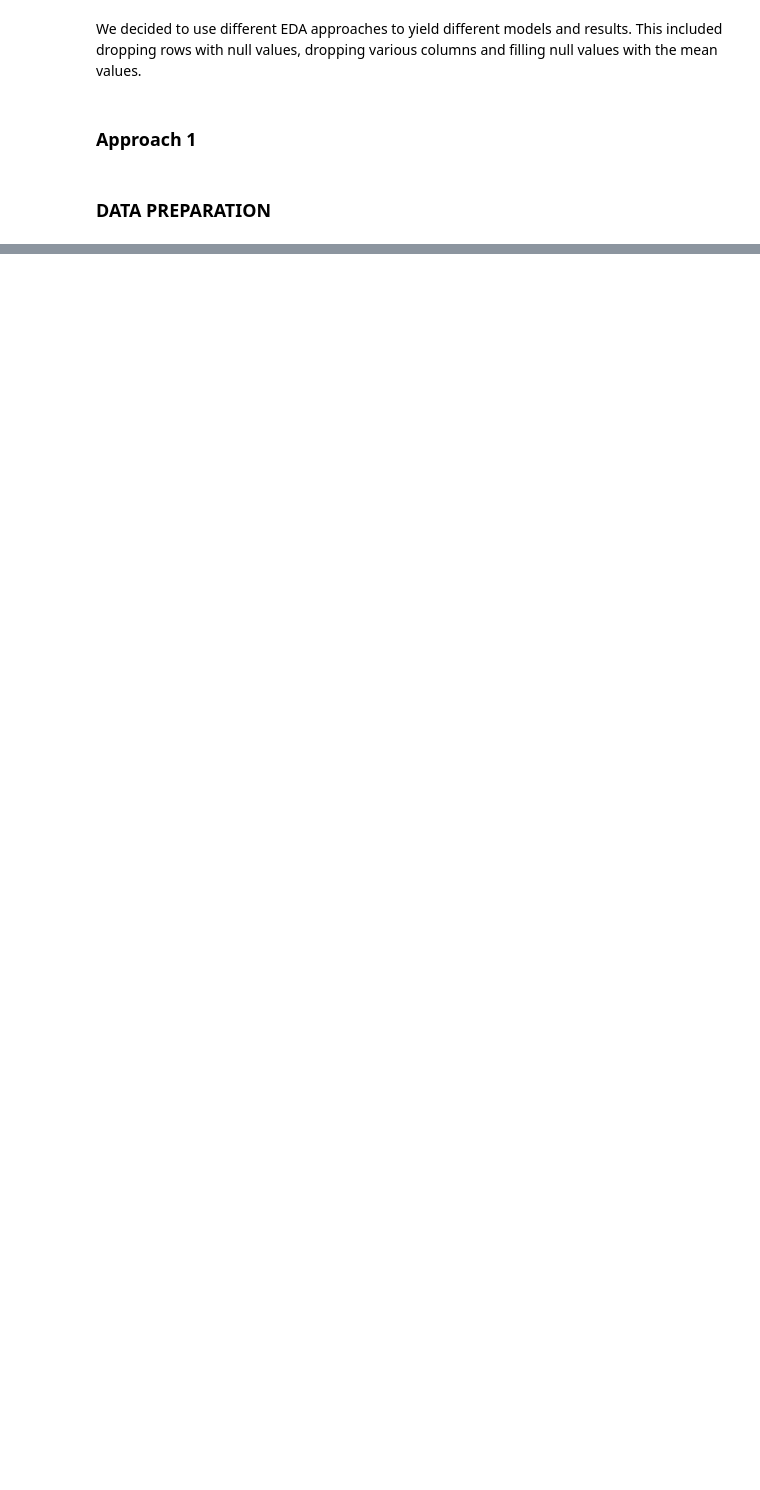
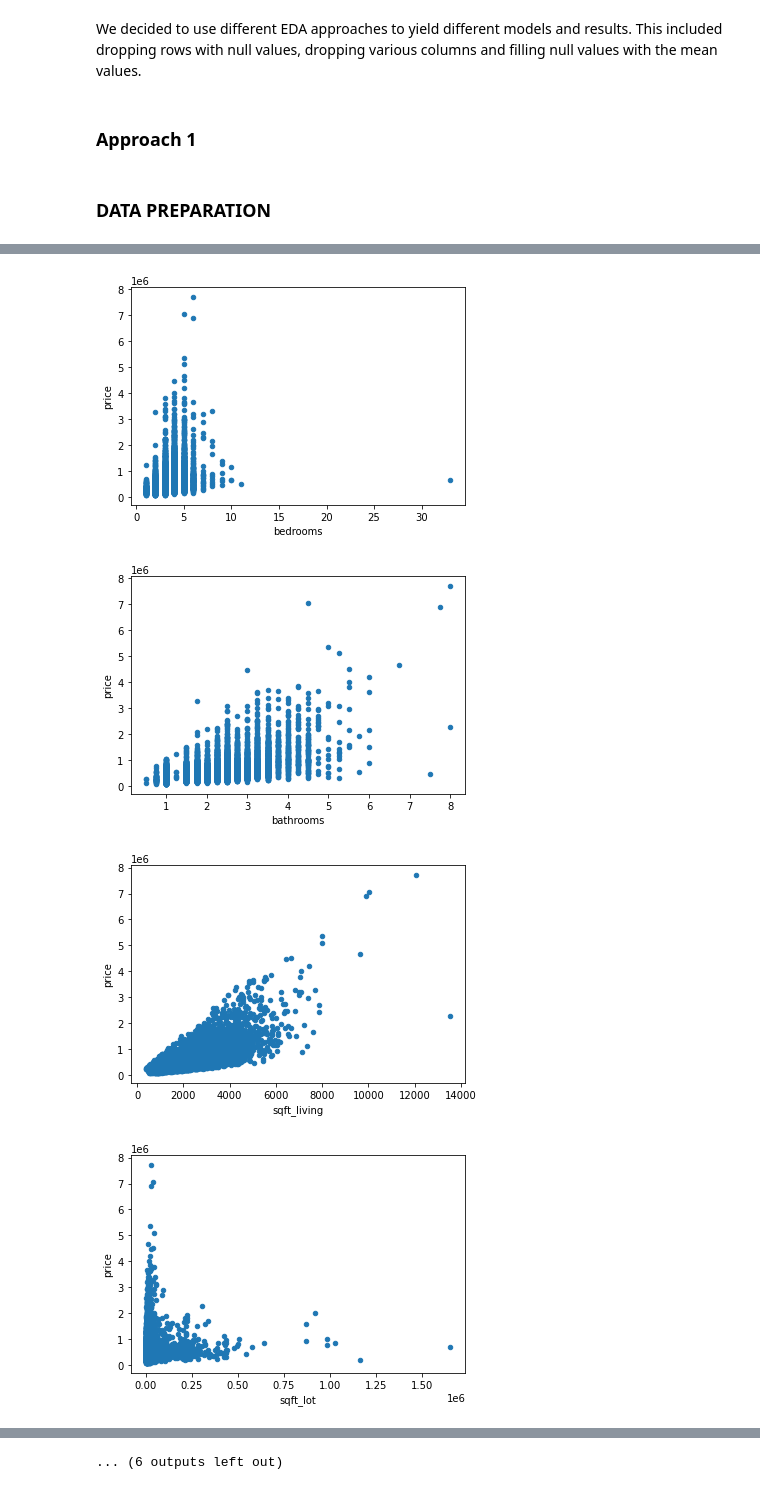
Before and after one commit to Collin9726/house-sales-regression-modeling, a Jupyter notebook: index.ipynb, the cells around one changed output, grey strips where cells are left out. Cells and saved outputs as stored; diff of their text form; code cells hidden in the pictures; blank space fills up the shorter version.

```diff
--- a/index.ipynb
+++ b/index.ipynb
@@ -104,0 +127,3 @@ We decided to use different EDA approaches to yield different models and results
+# %%
+df.dropna(inplace=True)
+df.info()
@@ -104,0 +161,4 @@ We decided to use different EDA approaches to yield different models and results
+# %%
+data = df.query("sqft_basement!='?'")
+data = data.astype({"sqft_basement": float})
+data.info()
@@ -104,0 +185,8 @@ We decided to use different EDA approaches to yield different models and results
+# %%
+for col in data.columns[3:]:
+    data.plot.scatter(x=col, y="price")
+# %% [output]
+[figure, added]
+[figure, added]
+[figure, added]
+[figure, added]
@@ -104,0 +201 @@ We decided to use different EDA approaches to yield different models and results
+... (6 outputs left out)
```
Also changed, not shown: parts of 28 cells of this notebook.
